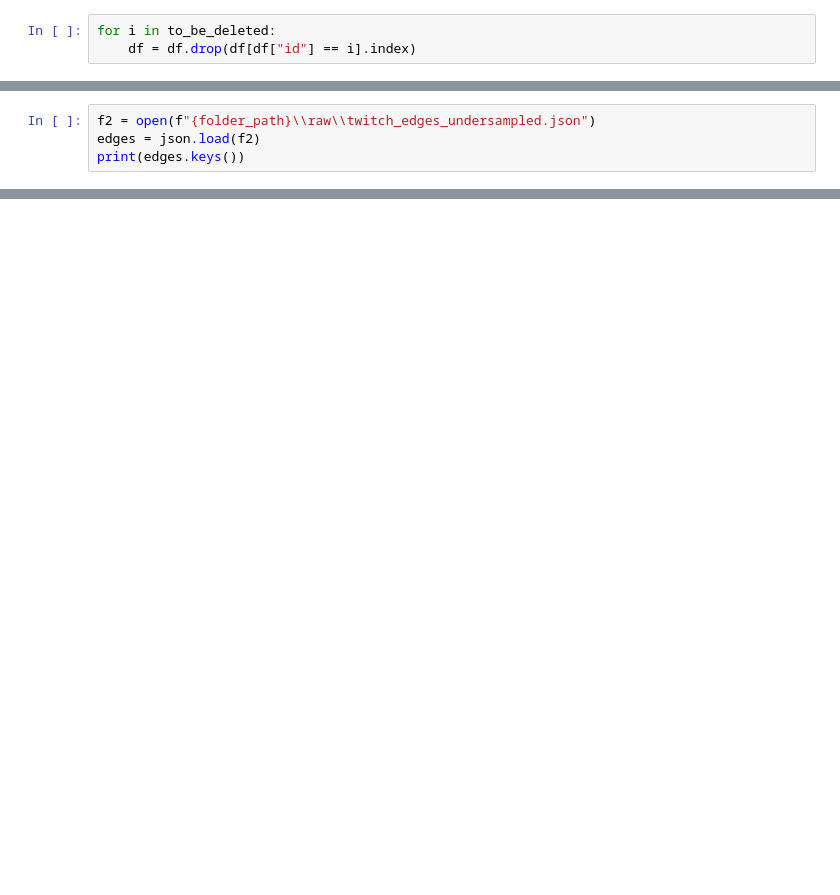
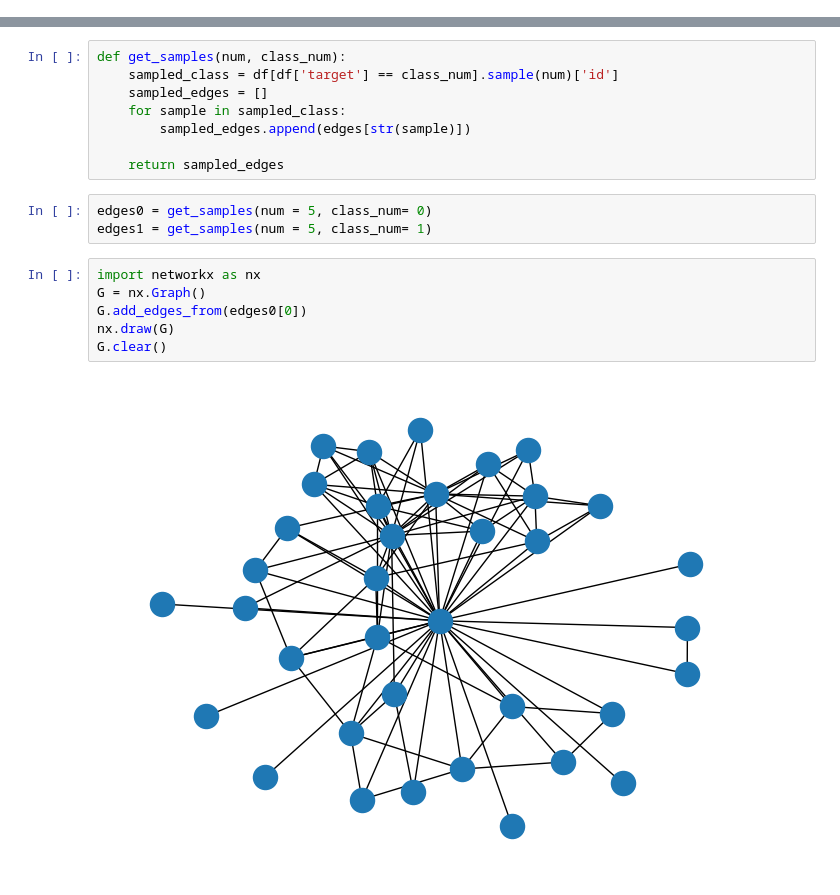
Before and after one commit to TheodoredaCunha/twitch-graph-neural-network, a Jupyter notebook: dataset_exploration.ipynb, the cells around one changed output, grey strips where cells are left out. Drawn from its saved outputs; the diff is of its cells as text; blank space fills up the shorter version.

Commit message:
Made undersampling code into its own Python file. Visualized graphs.

```diff
--- a/dataset_exploration.ipynb
+++ b/dataset_exploration.ipynb
@@ -42,3 +11,0 @@ print(len(to_be_deleted))
-# %%
-for i in to_be_deleted:
-    df = df.drop(df[df["id"] == i].index)
@@ -69,4 +11,0 @@ with open(f"{folder_path}\\raw\\twitch_edges_undersampled.json", "w") as undersa
-# %%
-f2 = open(f"{folder_path}\\raw\\twitch_edges_undersampled.json")
-edges = json.load(f2)
-print(edges.keys())
@@ -79,0 +21,19 @@ dataset = TwitchDataset(folder_path)
+# %%
+def get_samples(num, class_num):
+    sampled_class = df[df['target'] == class_num].sample(num)['id']
+    sampled_edges = []
+    for sample in sampled_class:
+        sampled_edges.append(edges[str(sample)])
+
+    return sampled_edges
+# %%
+edges0 = get_samples(num = 5, class_num= 0)
+edges1 = get_samples(num = 5, class_num= 1)
+# %%
+import networkx as nx
+G = nx.Graph()
+G.add_edges_from(edges0[0])
+nx.draw(G)
+G.clear()
+# %% [output]
+[figure, added]
```
Also changed, not shown: parts of 13 cells of this notebook, 3 other files.
